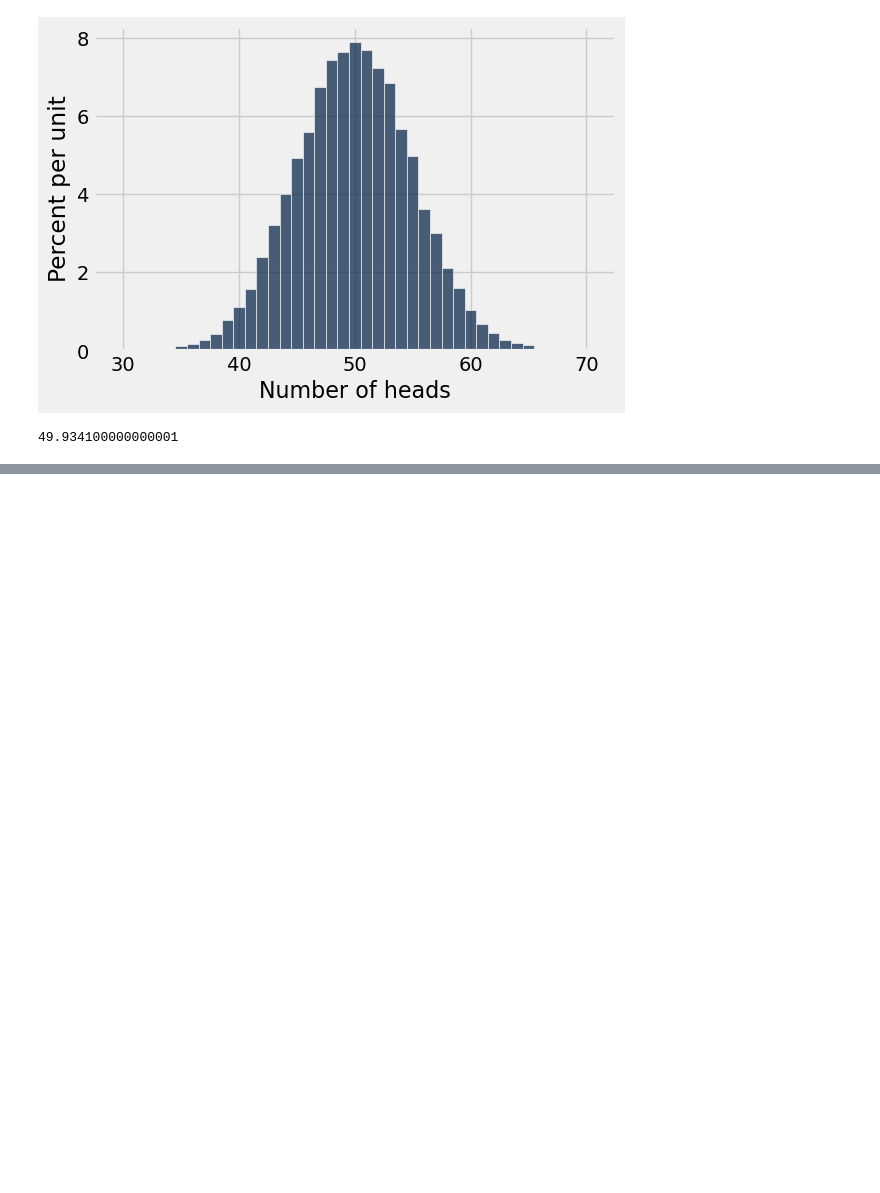
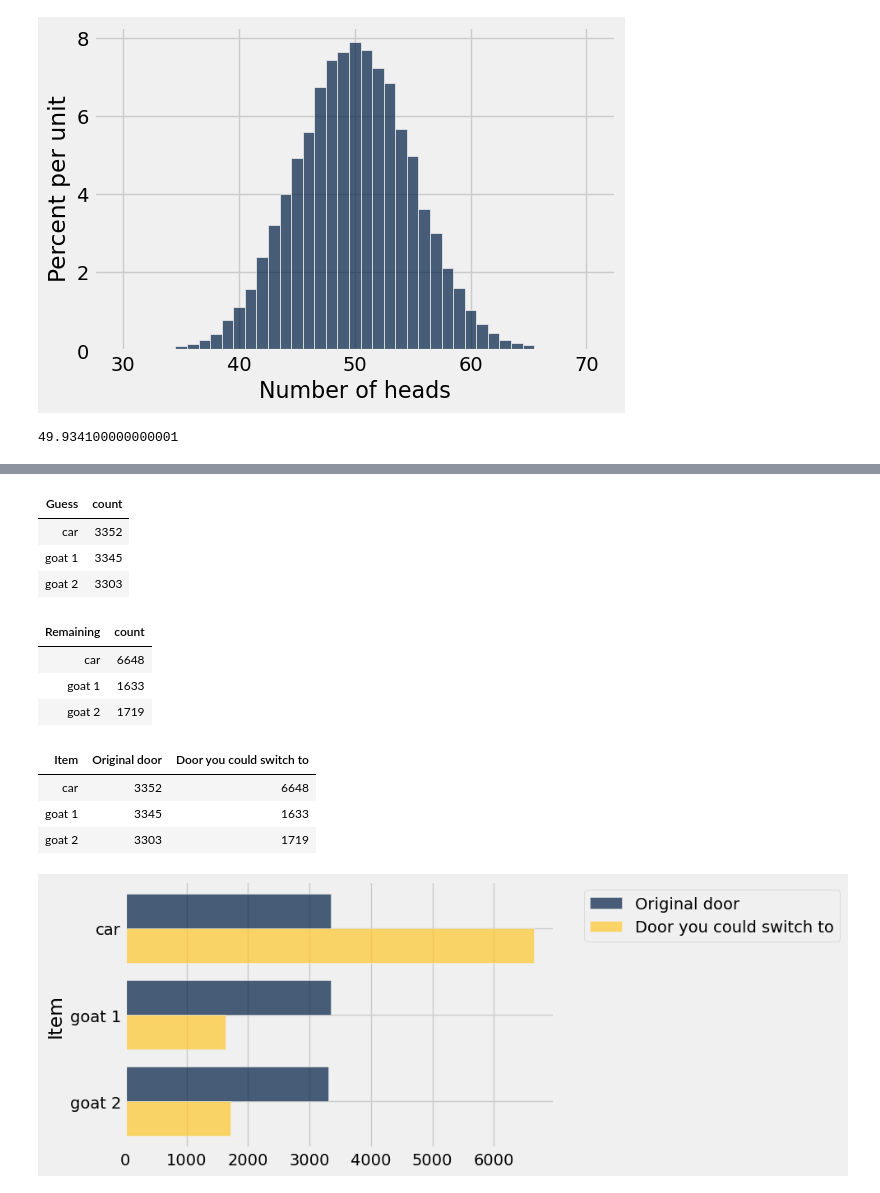
Before and after one commit to lawtonsclass/f25-code-from-class, a Jupyter notebook: data8/ch09.ipynb, the cells around one changed output, grey strips where cells are left out. Drawn from its saved outputs; the diff is of its cells as text; code cells hidden in the pictures; blank space fills up the shorter version.

```diff
--- a/data8/ch09.ipynb
+++ b/data8/ch09.ipynb
@@ -395,0 +476,7 @@ np.average(head_counts)
+# %%
+games = Table(make_array('Guess', 'Revealed', 'Remaining')) # Table with column labels but no rows
+
+for i in np.arange(10000):
+    games.append(monty_hall_game()) # adds a row to a Table in-place
+
+games
@@ -395,0 +496,29 @@ np.average(head_counts)
+# %%
+original_choice = games.group('Guess')
+original_choice
+# %% [output]
+| Guess | count |
+| car | 3352 |
+| goat 1 | 3345 |
+| goat 2 | 3303 |
+# %%
+remaining_door = games.group('Remaining')
+remaining_door
+# %% [output]
+| Remaining | count |
+| car | 6648 |
+| goat 1 | 1633 |
+| goat 2 | 1719 |
+# %%
+joined = original_choice.join('Guess', remaining_door, 'Remaining')
+joined = joined.relabel(0, 'Item').relabel(1, 'Original door').relabel(2, 'Door you could switch to')
+joined
+# %% [output]
+| Item | Original door | Door you could switch to |
+| car | 3352 | 6648 |
+| goat 1 | 3345 | 1633 |
+| goat 2 | 3303 | 1719 |
+# %%
+joined.barh(0)
+# %% [output]
+[figure, added]
```
Also changed, not shown: parts of 19 cells of this notebook, 1 other file.
